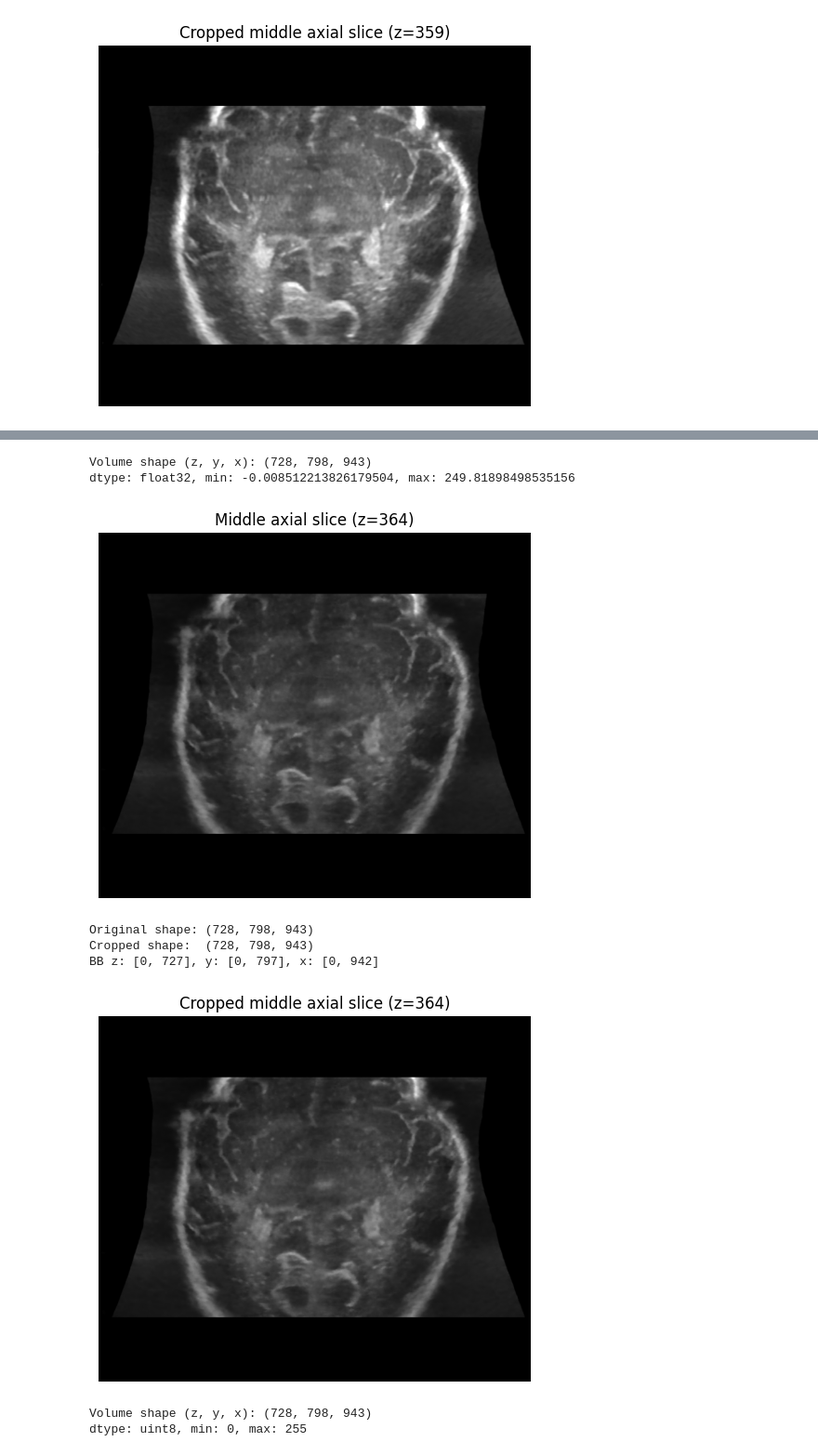
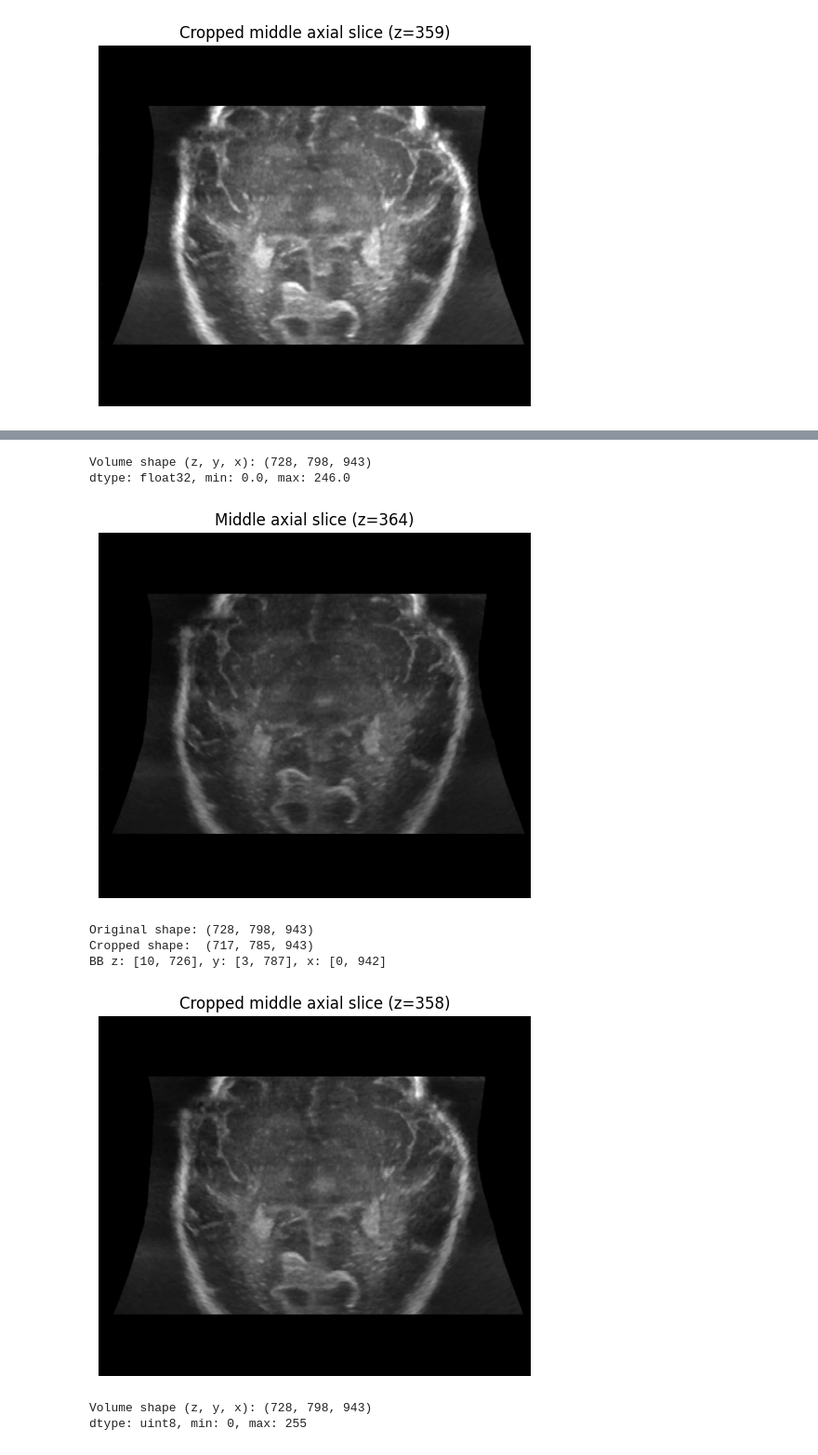
Before and after one commit to ZyyyChen/NeUF, a Jupyter notebook: Eval.ipynb, the cells around one changed output, grey strips where cells are left out. Shown at 93% size. Drawn from its saved outputs; the diff is of its cells as text; code cells hidden in the pictures.

Commit message:
export

```diff
--- a/Eval.ipynb
+++ b/Eval.ipynb
@@ -503,11 +509,11 @@ BB z: [12, 729], y: [179, 963], x: [2, 941]
 # %%
-raw_path_nerf = Path("/home/zchen/Code/NeUF/exports/full_grid/30-03-2026/ckpt_2/volume.raw")
+raw_path_nerf = Path("/home/zchen/Code/NeUF/exports/recons3d_style/03-04-2026/ckpt_5/volume.raw")
 volume_cropped_nerf = crop_volume(load_raw_file(raw_path=raw_path_nerf))
 # %% [output]
 Volume shape (z, y, x): (728, 798, 943)
-dtype: float32, min: -0.008512213826179504, max: 249.81898498535156
+dtype: float32, min: 0.0, max: 246.0
 [figure]
 Original shape: (728, 798, 943)
-Cropped shape:  (728, 798, 943)
-BB z: [0, 727], y: [0, 797], x: [0, 942]
+Cropped shape:  (717, 785, 943)
+BB z: [10, 726], y: [3, 787], x: [0, 942]
-[figure, old version]
+[figure, new version]
```
Also changed, not shown: parts of 7 cells of this notebook, 32 other files.
